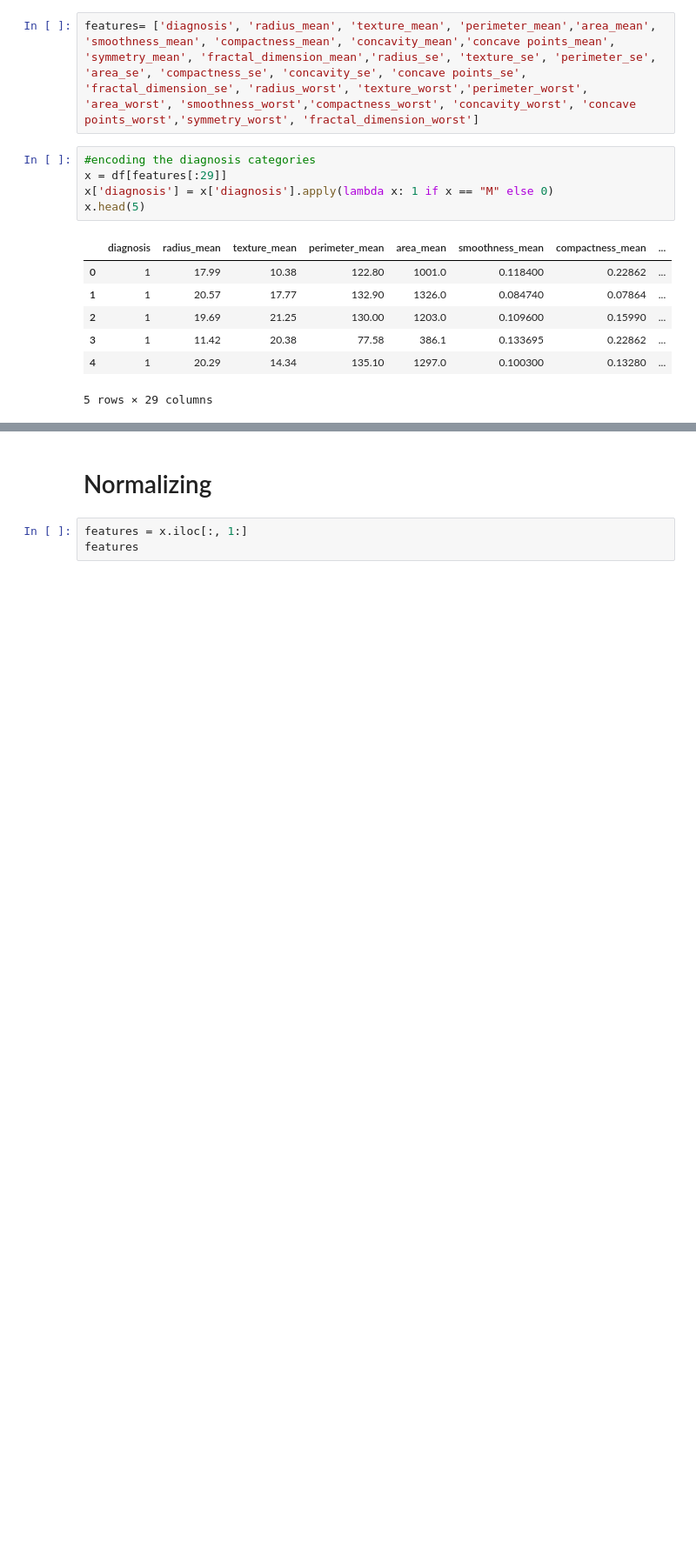
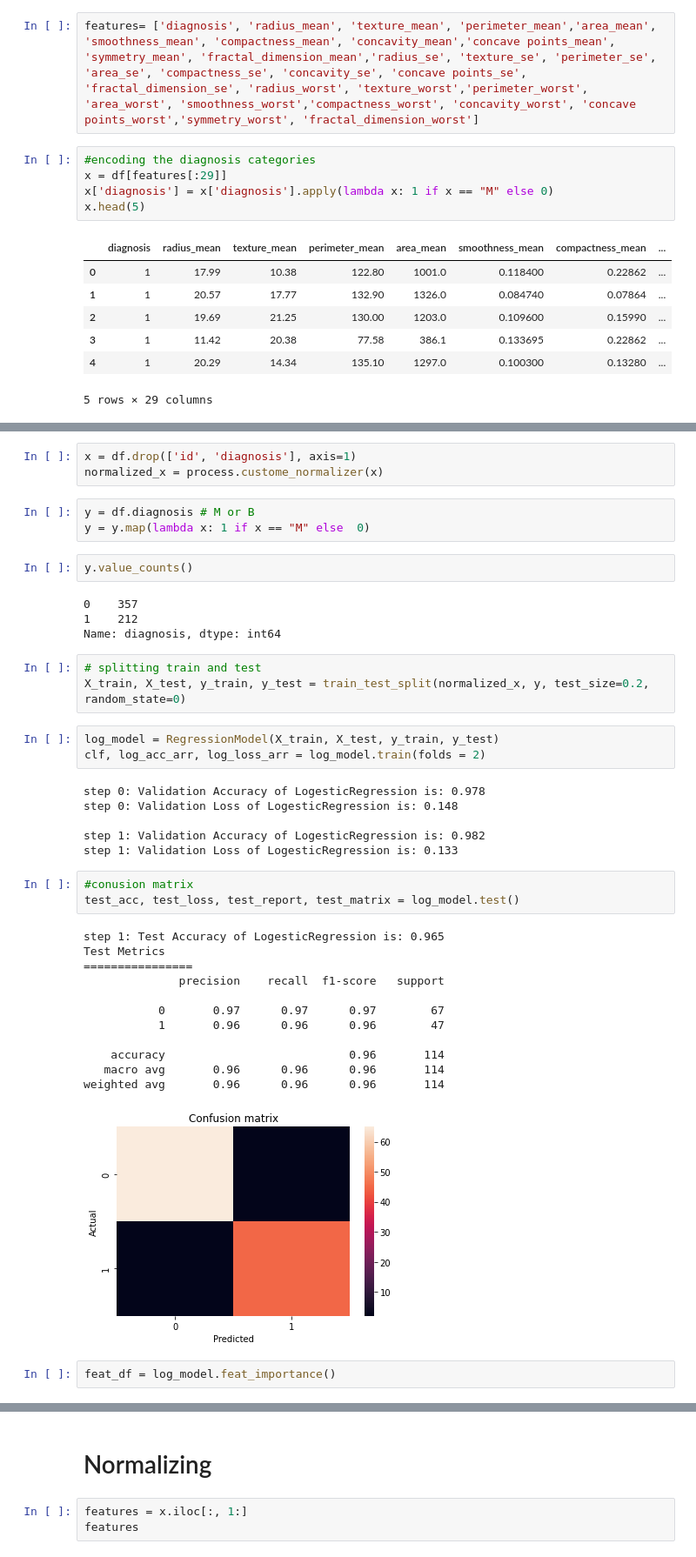
Before and after one commit to dagmawiii03/causal-inference, a Jupyter notebook: notebooks/causal_learning.ipynb, the cells around one changed output, grey strips where cells are left out. Shown at 87% size. Cells and saved outputs as stored; diff of their text form; blank space fills up the shorter version.

Commit message:
modeling file

```diff
--- a/notebooks/causal_learning.ipynb
+++ b/notebooks/causal_learning.ipynb
@@ -78,0 +82,42 @@ x.head(5)
+# %%
+x = df.drop(['id', 'diagnosis'], axis=1)
+normalized_x = process.custome_normalizer(x)
+# %%
+y = df.diagnosis # M or B
+y = y.map(lambda x: 1 if x == "M" else  0)
+# %%
+y.value_counts()
+# %% [output]
+0    357
+1    212
+Name: diagnosis, dtype: int64
+# %%
+# splitting train and test
+X_train, X_test, y_train, y_test = train_test_split(normalized_x, y, test_size=0.2, random_state=0)
+# %%
+log_model = RegressionModel(X_train, X_test, y_train, y_test)
+clf, log_acc_arr, log_loss_arr = log_model.train(folds = 2)
+# %% [output]
+step 0: Validation Accuracy of LogesticRegression is: 0.978
+step 0: Validation Loss of LogesticRegression is: 0.148
+
+step 1: Validation Accuracy of LogesticRegression is: 0.982
+step 1: Validation Loss of LogesticRegression is: 0.133
+# %%
+#conusion matrix
+test_acc, test_loss, test_report, test_matrix = log_model.test()
+# %% [output]
+step 1: Test Accuracy of LogesticRegression is: 0.965
+Test Metrics
+================
+              precision    recall  f1-score   support
+
+           0       0.97      0.97      0.97        67
+           1       0.96      0.96      0.96        47
+
+    accuracy                           0.96       114
+   macro avg       0.96      0.96      0.96       114
+weighted avg       0.96      0.96      0.96       114
+[figure, added]
+# %%
+feat_df = log_model.feat_importance()
```
Also changed, not shown: parts of 33 cells of this notebook, 1 other file.
